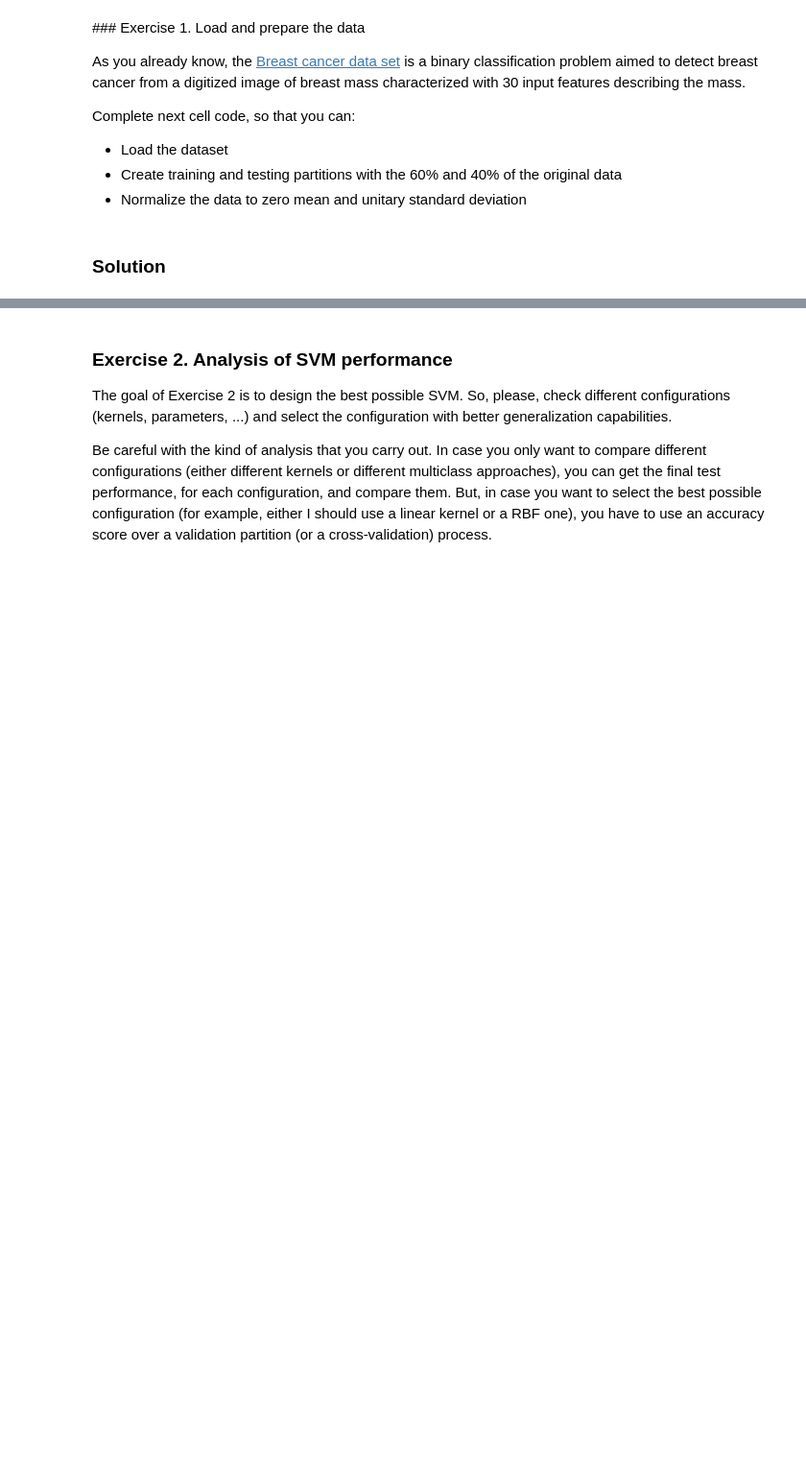
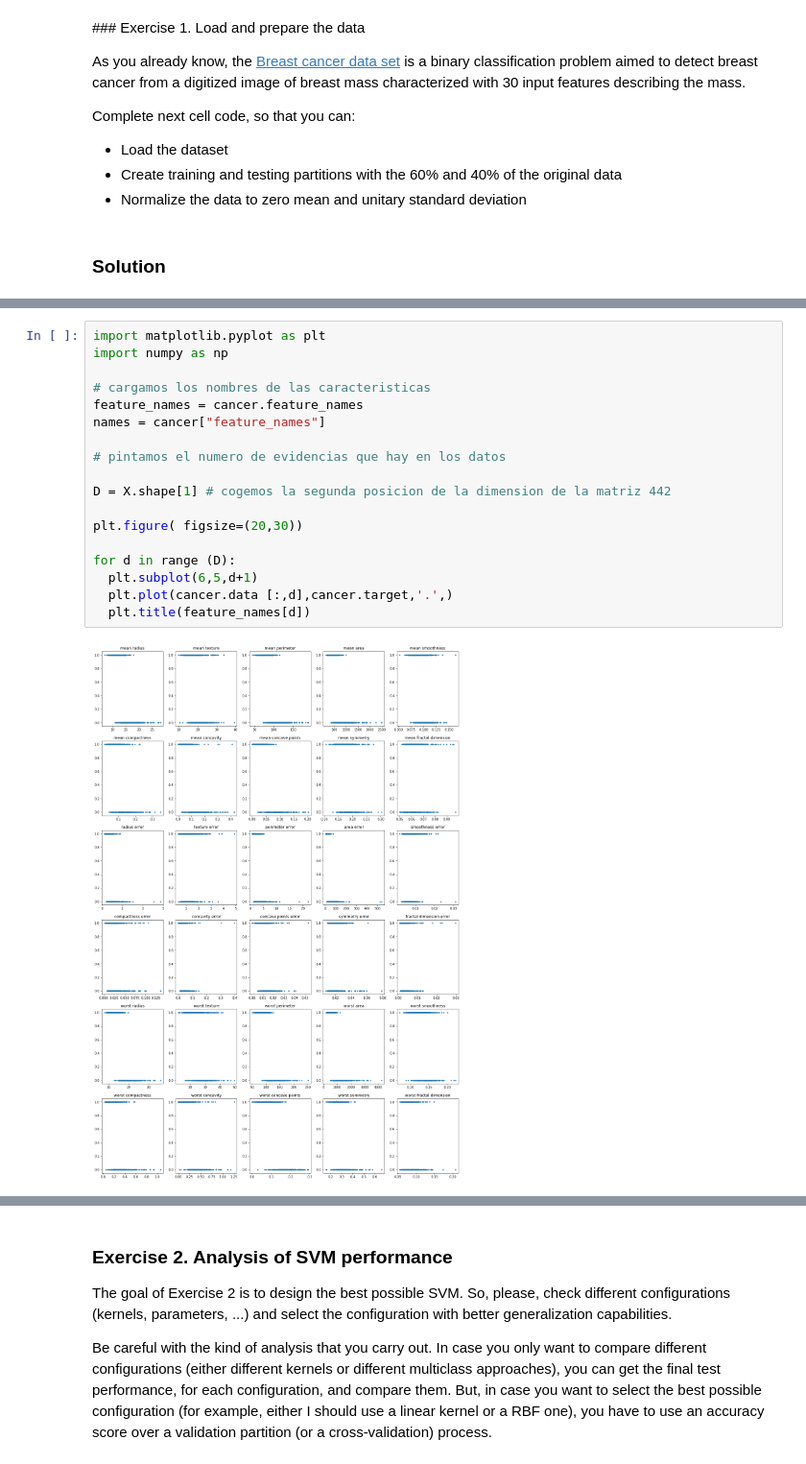
Before and after one commit to ikerarana/Machine-Learning-Notebooks, a Jupyter notebook: Curso Machine Learning UC3M Python/Week 9 - Homeworm 3 -SVM/Homework3_SVMs_student.ipynb, the cells around one changed output, grey strips where cells are left out. Shown at 96% size. Saved outputs shown, nothing was run; the diff lists cells and outputs as text; blank space fills up the shorter version.

```diff
--- a/Curso Machine Learning UC3M Python/Week 9 - Homeworm 3 -SVM/Homework3_SVMs_student.ipynb
+++ b/Curso Machine Learning UC3M Python/Week 9 - Homeworm 3 -SVM/Homework3_SVMs_student.ipynb
@@ -29,0 +92,20 @@ Complete next cell code, so that you can:
+# %%
+import matplotlib.pyplot as plt
+import numpy as np
+
+# cargamos los nombres de las caracteristicas
+feature_names = cancer.feature_names
+names = cancer["feature_names"]
+
+# pintamos el numero de evidencias que hay en los datos
+
+D = X.shape[1] # cogemos la segunda posicion de la dimension de la matriz 442
+
+plt.figure( figsize=(20,30))
+
+for d in range (D):
+  plt.subplot(6,5,d+1)
+  plt.plot(cancer.data [:,d],cancer.target,'.',)
+  plt.title(feature_names[d])
+# %% [output]
+[figure, added]
```
Also changed, not shown: parts of 14 cells of this notebook.
